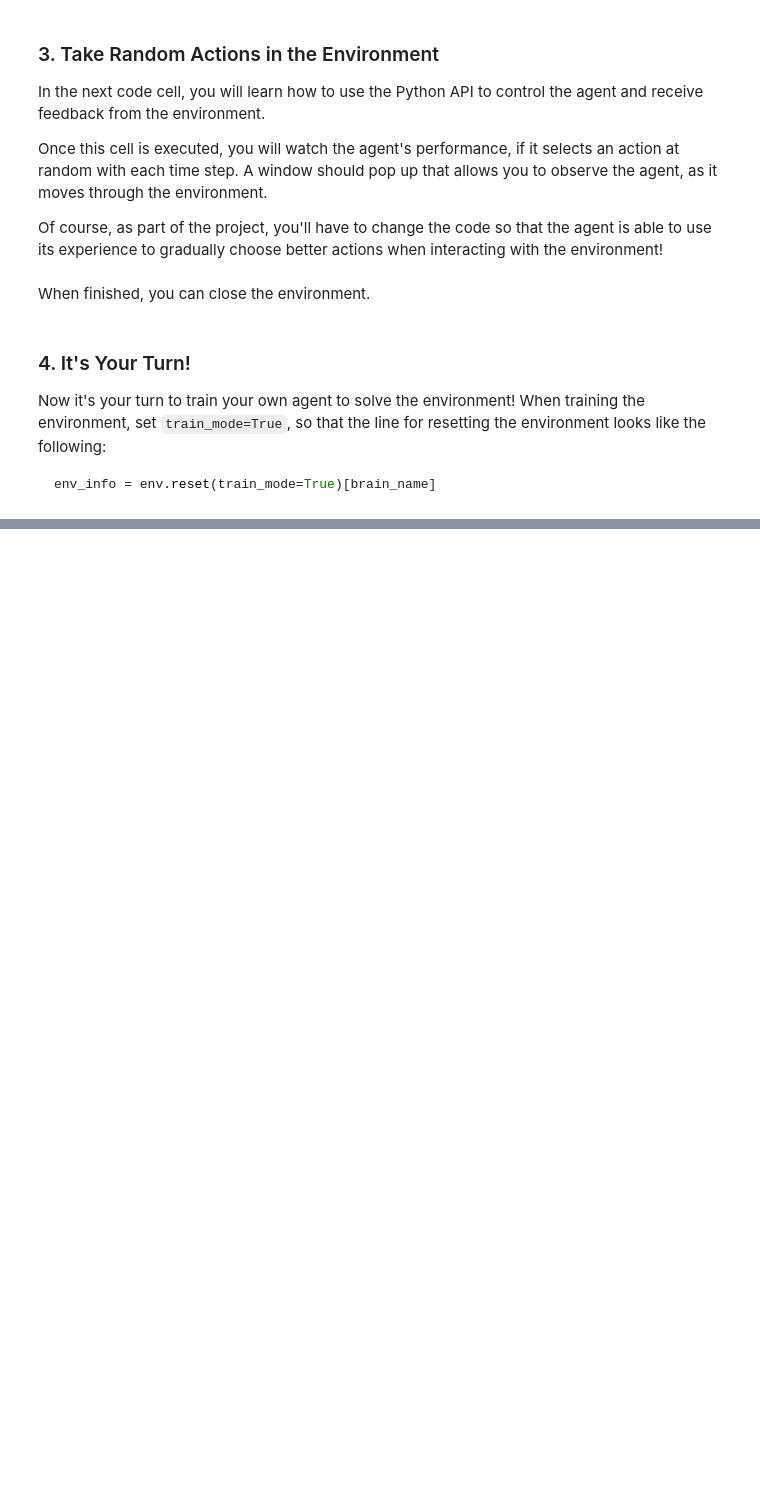
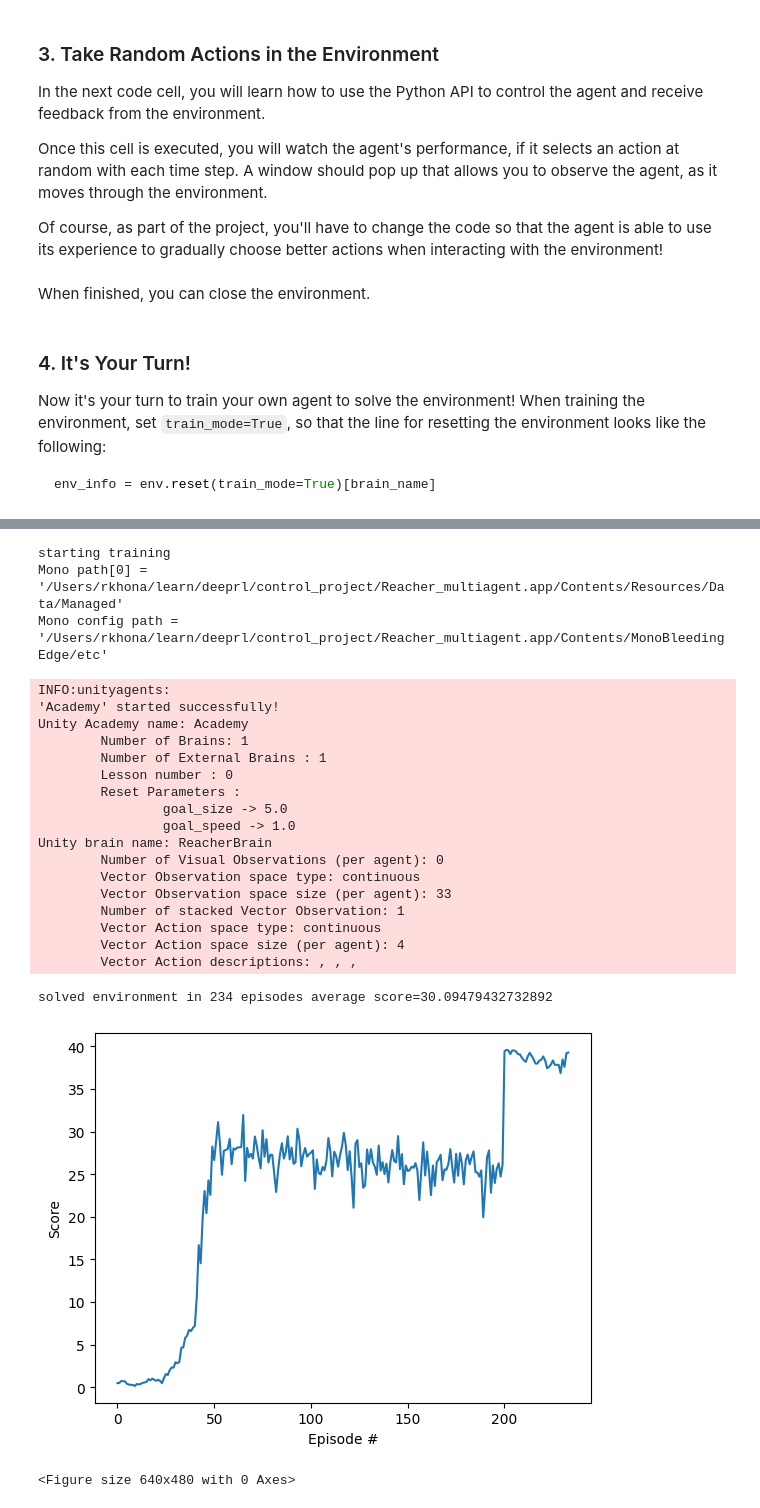
Before and after one commit to rahulkhona/deeprl, a Jupyter notebook: control_project/Continuous_Control.ipynb, the cells around one changed output, grey strips where cells are left out. Drawn from its saved outputs; the diff is of its cells as text; code cells hidden in the pictures; blank space fills up the shorter version.

```diff
--- a/control_project/Continuous_Control.ipynb
+++ b/control_project/Continuous_Control.ipynb
@@ -474,0 +113,9 @@ staring 14th episode avg score 0.011346153592547545 0.011346153592547545 trainin
+# %%
+def plot(scores:List[float], scores_window:deque):
+    fig = plt.figure()
+    ax = fig.add_subplot(111)
+    plt.plot(np.arange(len(scores)), scores)
+    plt.ylabel('Score')
+    plt.xlabel('Episode #')
+    plt.show()
+    plt.savefig("./plot.png")
@@ -474,0 +175,38 @@ staring 14th episode avg score 0.011346153592547545 0.011346153592547545 trainin
+# %%
+print("starting training")
+env = UnityEnvironment(file_name='./Reacher_multiagent.app', no_graphics=True)
+
+# get the default brain
+brain_name = env.brain_names[0]
+brain = env.brains[brain_name]
+env_info = env.reset(train_mode=True)[brain_name]
+num_agents = len(env_info.agents)
+action_size = brain.vector_action_space_size
+states = env_info.vector_observations
+state_size = states.shape[1]
+scores, scores_window = ddpg(state_size, action_size, env, brain_name, num_agents, print_every=10, max_t=2000, n_episodes=500)
+plot(scores, scores_window)
+# %% [output]
+starting training
+Mono path[0] = '/Users/rkhona/learn/deeprl/control_project/Reacher_multiagent.app/Contents/Resources/Data/Managed'
+Mono config path = '/Users/rkhona/learn/deeprl/control_project/Reacher_multiagent.app/Contents/MonoBleedingEdge/etc'
+INFO:unityagents:
+'Academy' started successfully!
+Unity Academy name: Academy
+        Number of Brains: 1
+        Number of External Brains : 1
+        Lesson number : 0
+        Reset Parameters :
+                goal_size -> 5.0
+                goal_speed -> 1.0
+Unity brain name: ReacherBrain
+        Number of Visual Observations (per agent): 0
+        Vector Observation space type: continuous
+        Vector Observation space size (per agent): 33
+        Number of stacked Vector Observation: 1
+        Vector Action space type: continuous
+        Vector Action space size (per agent): 4
+        Vector Action descriptions: , , ,
+solved environment in 234 episodes average score=30.09479432732892
+[figure, added]
+<Figure size 640x480 with 0 Axes>
```
Also changed, not shown: parts of 16 cells of this notebook, 5 other files.
